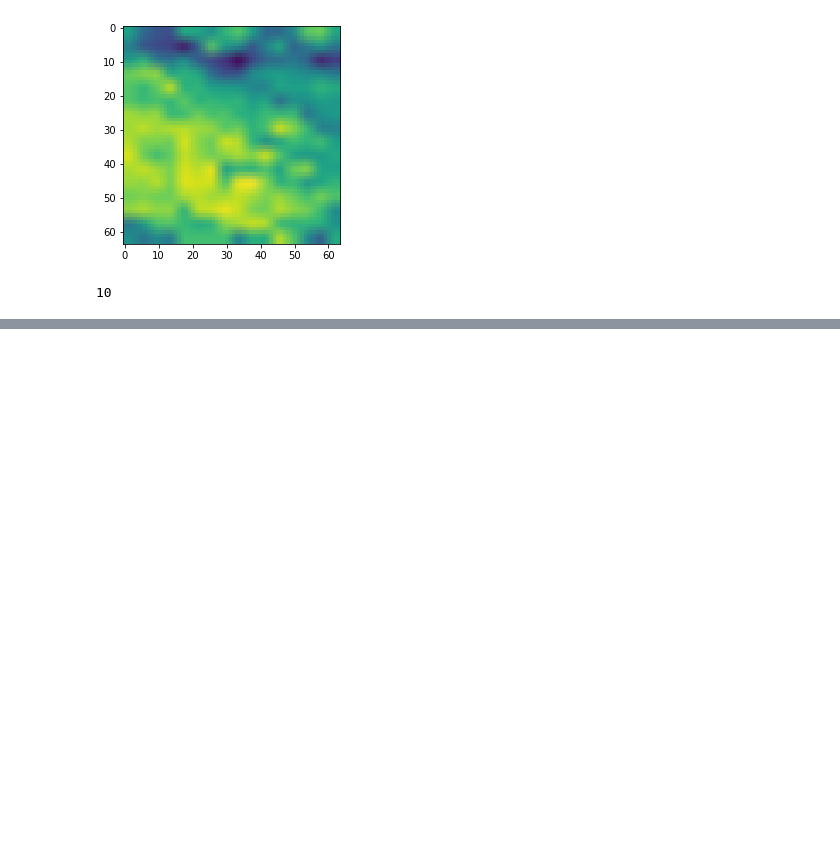
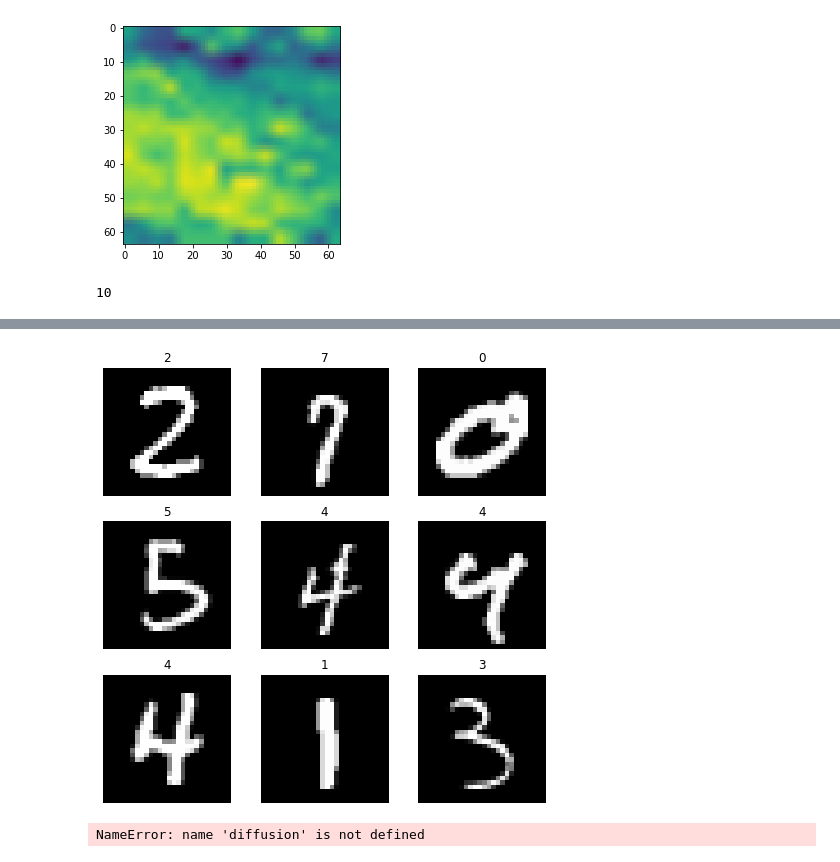
Before and after one commit to m-schillinger/DDPM-dome272, a Jupyter notebook: tests.ipynb, the cells around one changed output, grey strips where cells are left out. Cells and saved outputs as stored; diff of their text form; code cells hidden in the pictures; blank space fills up the shorter version.

```diff
--- a/tests.ipynb
+++ b/tests.ipynb
@@ -116,0 +292,34 @@ len(dataloader)
+# %%
+import torch
+from torch.utils.data import Dataset
+from torchvision import datasets
+from torchvision.transforms import ToTensor
+import matplotlib.pyplot as plt
+
+
+training_data = datasets.MNIST(
+    root= "/scratch/users/mschillinger/Documents/DL-project",
+    train=True,
+    download=True,
+    transform=ToTensor()
+)
+
+test_data = datasets.MNIST(
+    root=  "/scratch/users/mschillinger/Documents/DL-project",
+    train=False,
+    download=True,
+    transform=ToTensor()
+)
+# %%
+figure = plt.figure(figsize=(8, 8))
+cols, rows = 3, 3
+for i in range(1, cols * rows + 1):
+    sample_idx = torch.randint(len(training_data), size=(1,)).item()
+    img, label = training_data[sample_idx]
+    figure.add_subplot(rows, cols, i)
+    plt.title(label)
+    plt.axis("off")
+    plt.imshow(img.squeeze(), cmap="gray")
+plt.show()
+# %% [output]
+[figure, added]
@@ -116,0 +391,5 @@ len(dataloader)
+# %%
+images_hr, images_lr = next(iter(dataloader))
+sampled_images = diffusion.sample(model, n=len(images_lr), images_lr = images_lr)
+# %% [output]
+NameError: name 'diffusion' is not defined
```
Also changed, not shown: parts of 14 cells of this notebook, 4 other files.
